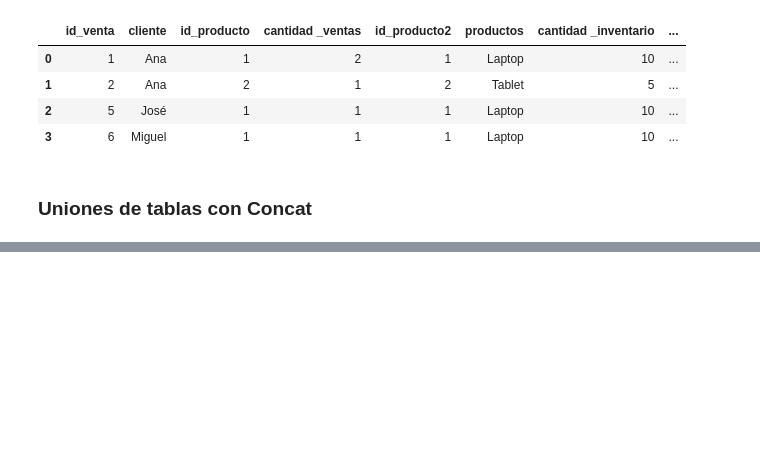
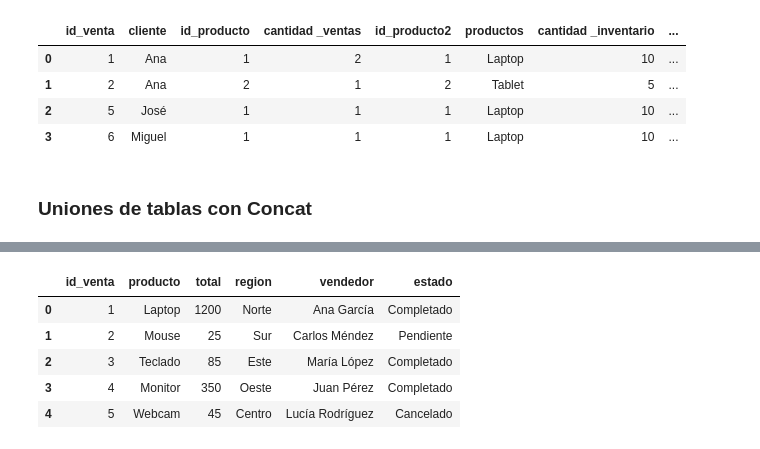
Before and after one commit to netcluster/Python-para-el-an-lisis-de-datos, a Jupyter notebook: Unidad 2/manipulacion_de_datos.ipynb, the cells around one changed output, grey strips where cells are left out. Cells and saved outputs as stored; diff of their text form; code cells hidden in the pictures; blank space fills up the shorter version.

```diff
--- a/Unidad 2/manipulacion_de_datos.ipynb
+++ b/Unidad 2/manipulacion_de_datos.ipynb
@@ -839,0 +869,22 @@ suffixes=('_ventas', '_inventario')
+# %%
+#Crear dataframes con diferentes columnas pero mismas filas
+info_base = pd.DataFrame({
+    'id_venta': [1, 2, 3, 4, 5],
+    'producto': ['Laptop', 'Mouse', 'Teclado', 'Monitor', 'Webcam'],
+    'total': [1200, 25, 85, 350, 45]
+    })
+
+info_adicional = pd.DataFrame({
+    'region': ['Norte', 'Sur', 'Este', 'Oeste', 'Centro'],
+    'vendedor': ['Ana García', 'Carlos Méndez', 'María López', 'Juan Pérez', 'Lucía Rodríguez'],
+    'estado': ['Completado', 'Pendiente', 'Completado', 'Completado', 'Cancelado']
+    })
+
+pd.concat([info_base, info_adicional], axis=1)
+# %% [output]
+|  | id_venta | producto | total | region | vendedor | estado |
+| 0 | 1 | Laptop | 1200 | Norte | Ana García | Completado |
+| 1 | 2 | Mouse | 25 | Sur | Carlos Méndez | Pendiente |
+| 2 | 3 | Teclado | 85 | Este | María López | Completado |
+| 3 | 4 | Monitor | 350 | Oeste | Juan Pérez | Completado |
+| 4 | 5 | Webcam | 45 | Centro | Lucía Rodríguez | Cancelado |
```
Also changed, not shown: parts of 1 cell of this notebook, 3 other files.
